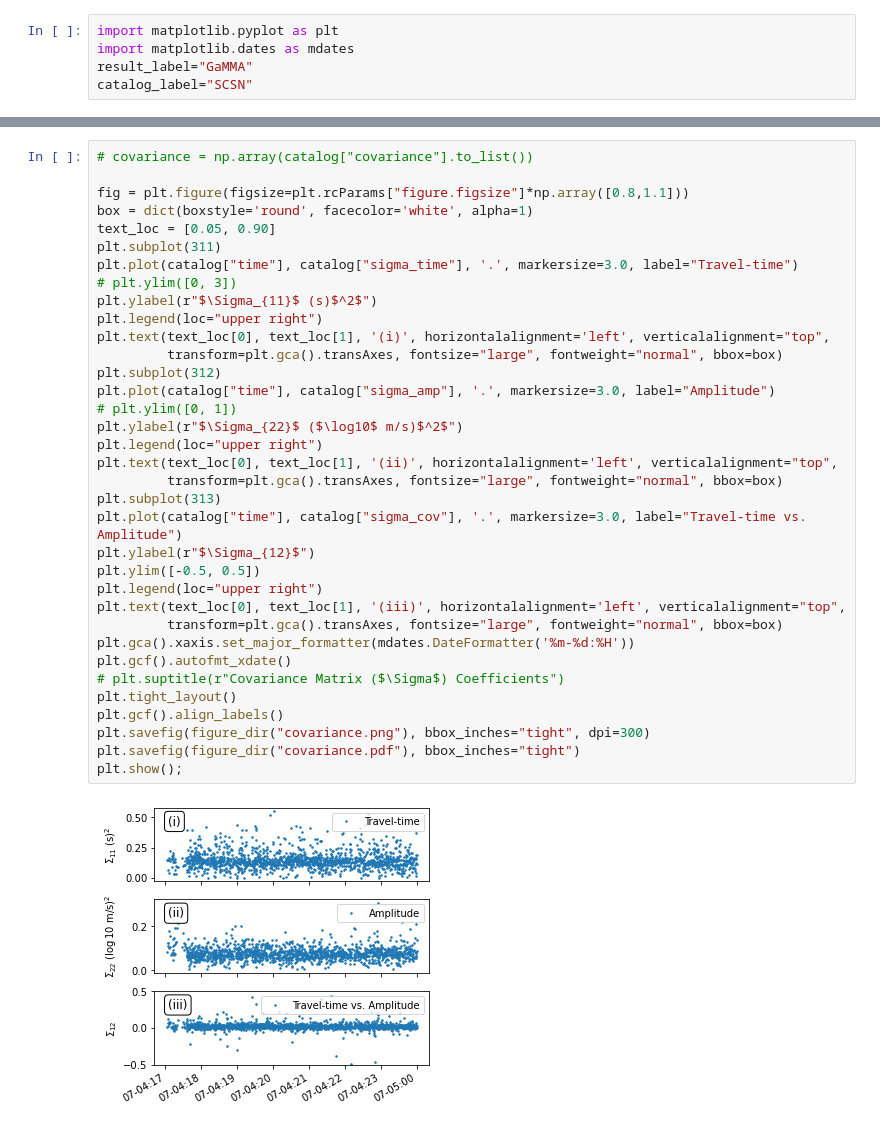
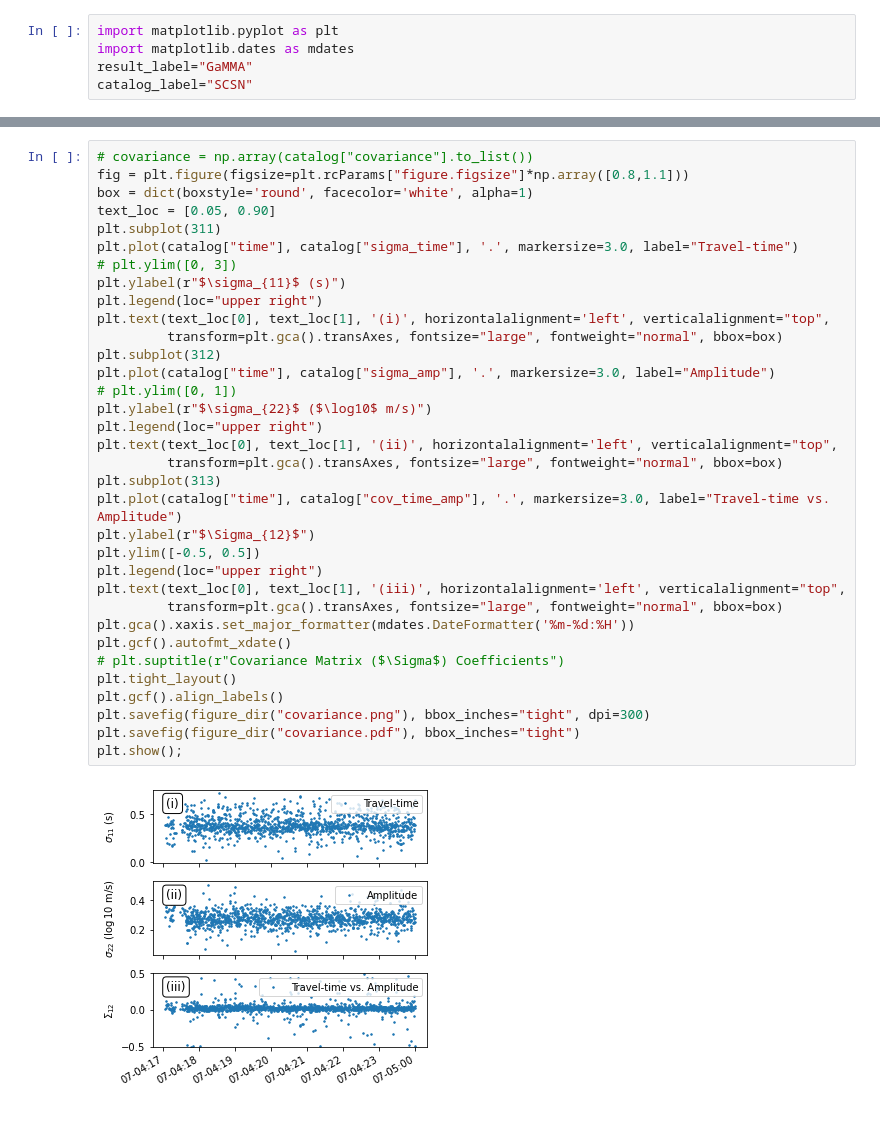
Before and after one commit to AI4EPS/GaMMA, a Jupyter notebook: docs/example_phasenet.ipynb, the cells around one changed output, grey strips where cells are left out. Drawn from its saved outputs; the diff is of its cells as text.

```diff
--- a/docs/example_phasenet.ipynb
+++ b/docs/example_phasenet.ipynb
@@ -288,37 +287,36 @@ plt.show();
 # %%
 # covariance = np.array(catalog["covariance"].to_list())
-
 fig = plt.figure(figsize=plt.rcParams["figure.figsize"]*np.array([0.8,1.1]))
 box = dict(boxstyle='round', facecolor='white', alpha=1)
 text_loc = [0.05, 0.90]
 plt.subplot(311)
 plt.plot(catalog["time"], catalog["sigma_time"], '.', markersize=3.0, label="Travel-time")
 # plt.ylim([0, 3])
-plt.ylabel(r"$\Sigma_{11}$ (s)$^2$")
+plt.ylabel(r"$\sigma_{11}$ (s)")
 plt.legend(loc="upper right")
 plt.text(text_loc[0], text_loc[1], '(i)', horizontalalignment='left', verticalalignment="top",
          transform=plt.gca().transAxes, fontsize="large", fontweight="normal", bbox=box)
 plt.subplot(312)
 plt.plot(catalog["time"], catalog["sigma_amp"], '.', markersize=3.0, label="Amplitude")
 # plt.ylim([0, 1])
-plt.ylabel(r"$\Sigma_{22}$ ($\log10$ m/s)$^2$")
+plt.ylabel(r"$\sigma_{22}$ ($\log10$ m/s)")
 plt.legend(loc="upper right")
 plt.text(text_loc[0], text_loc[1], '(ii)', horizontalalignment='left', verticalalignment="top",
          transform=plt.gca().transAxes, fontsize="large", fontweight="normal", bbox=box)
 plt.subplot(313)
-plt.plot(catalog["time"], catalog["sigma_cov"], '.', markersize=3.0, label="Travel-time vs. Amplitude")
+plt.plot(catalog["time"], catalog["cov_time_amp"], '.', markersize=3.0, label="Travel-time vs. Amplitude")
 plt.ylabel(r"$\Sigma_{12}$")
 plt.ylim([-0.5, 0.5])
 plt.legend(loc="upper right")
 plt.text(text_loc[0], text_loc[1], '(iii)', horizontalalignment='left', verticalalignment="top",
          transform=plt.gca().transAxes, fontsize="large", fontweight="normal", bbox=box)
 plt.gca().xaxis.set_major_formatter(mdates.DateFormatter('%m-%d:%H'))
 plt.gcf().autofmt_xdate()
 # plt.suptitle(r"Covariance Matrix ($\Sigma$) Coefficients")
 plt.tight_layout()
 plt.gcf().align_labels()
 plt.savefig(figure_dir("covariance.png"), bbox_inches="tight", dpi=300)
 plt.savefig(figure_dir("covariance.pdf"), bbox_inches="tight")
 plt.show();
 # %% [output]
-[figure, old version]
+[figure, new version]
```
Also changed, not shown: parts of 6 cells of this notebook, 5 other files.
